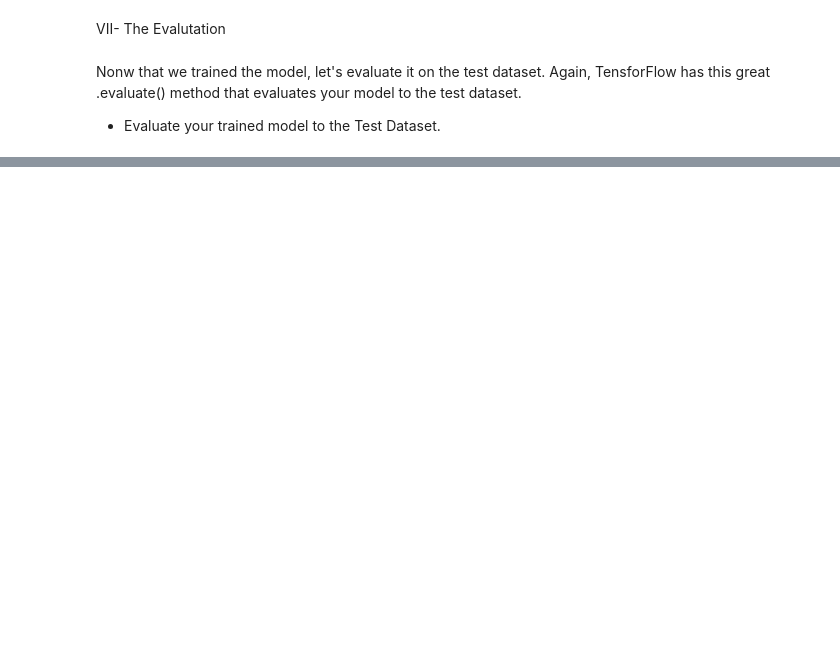
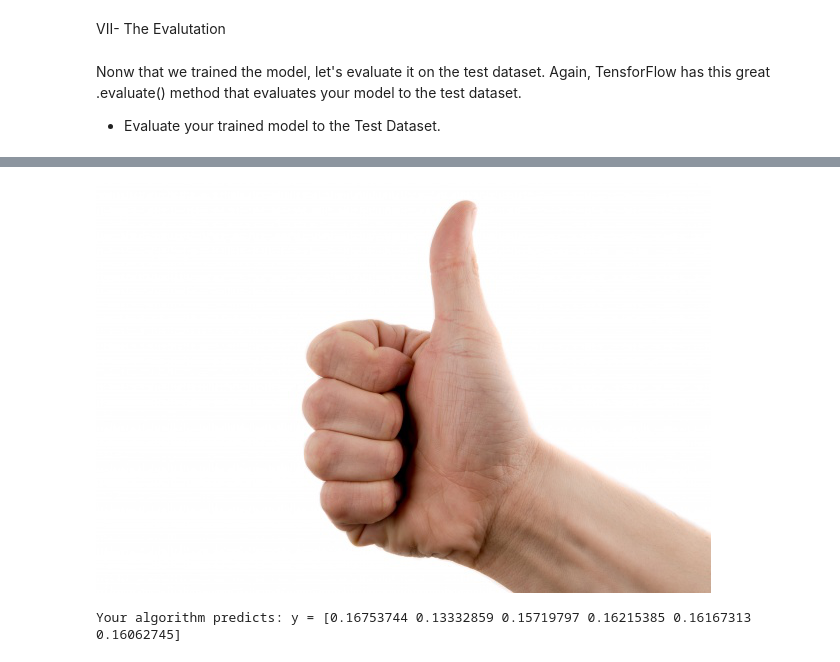
Before and after one commit to thad75/TP-ENSEA-ELEVE, a Jupyter notebook: 2A/Option IA/Introduction_to_DL.ipynb, the cells around one changed output, grey strips where cells are left out. Saved outputs shown, nothing was run; the diff lists cells and outputs as text; code cells hidden in the pictures; blank space fills up the shorter version.

```diff
--- a/2A/Option IA/Introduction_to_DL.ipynb
+++ b/2A/Option IA/Introduction_to_DL.ipynb
@@ -164,8 +166,7 @@ Let's create a simple Sequential Model :
 model = tf.keras.models.Sequential([
   tf.keras.layers.Flatten(input_shape=(64,64,3)),
   tf.keras.layers.Dense(64*64*3, activation='relu'),
-  tf.keras.layers.Dropout(0.2),
-  tf.keras.layers.Dense(5)
+  tf.keras.layers.Dense(6)
 ])
 # %% [markdown]
 Some questions related to Memes on Activation Functions :
@@ -227,8 +228,8 @@ Now that we have all we need, we have to compile the model with all the precedin
 That's where TensorFlow is cool. It has a compile method that compiles everything for you.
 # %%
 model.compile(optimizer=optimizer,
-              loss=loss,
-              metrics=[tf.keras.metrics.CategoricalAccuracy(name='categorical_accuracy', dtype=None)])
+              loss=loss2,
+              metrics=['sparse_categorical_accuracy'])
 # %% [markdown]
 VI- The Training
 
@@ -242,3 +243,3 @@ print(train_dataset.batch(1))
 # %%
-model.fit(train_dataset,epochs=5)
+model.fit(train_dataset,epochs=10)
 # %% [output]
@@ -347,0 +342,23 @@ model.evaluate(test_dataset)
+# %%
+import skimage
+from skimage import io
+import numpy as np
+from google.colab.patches import cv2_imshow
+import cv2
+
+image_filename = "https://sportandspinalphysio.com.au/wp-content/uploads/2019/03/hand-with-thumb-up.jpg" #URL of iamge
+image_numpy = cv2.cvtColor(skimage.io.imread( image_filename ),cv2.COLOR_BGR2RGB)
+cv2_imshow(image_numpy)
+img_array = tf.keras.utils.img_to_array(image_numpy)
+
+# WHY DO WE ADD THIS LINE ?
+img_array.resize((64, 64,3))
+
+# WHY DO WE ADD THIS LINE ?
+img_array = tf.expand_dims(img_array, 0)
+my_image_prediction = model(img_array)
+
+print("Your algorithm predicts: y = " + str(np.squeeze(my_image_prediction)))
+# %% [output]
+[figure, added]
+Your algorithm predicts: y = [0.16753744 0.13332859 0.15719797 0.16215385 0.16167313 0.16062745]
```
Also changed, not shown: parts of 11 cells of this notebook.
